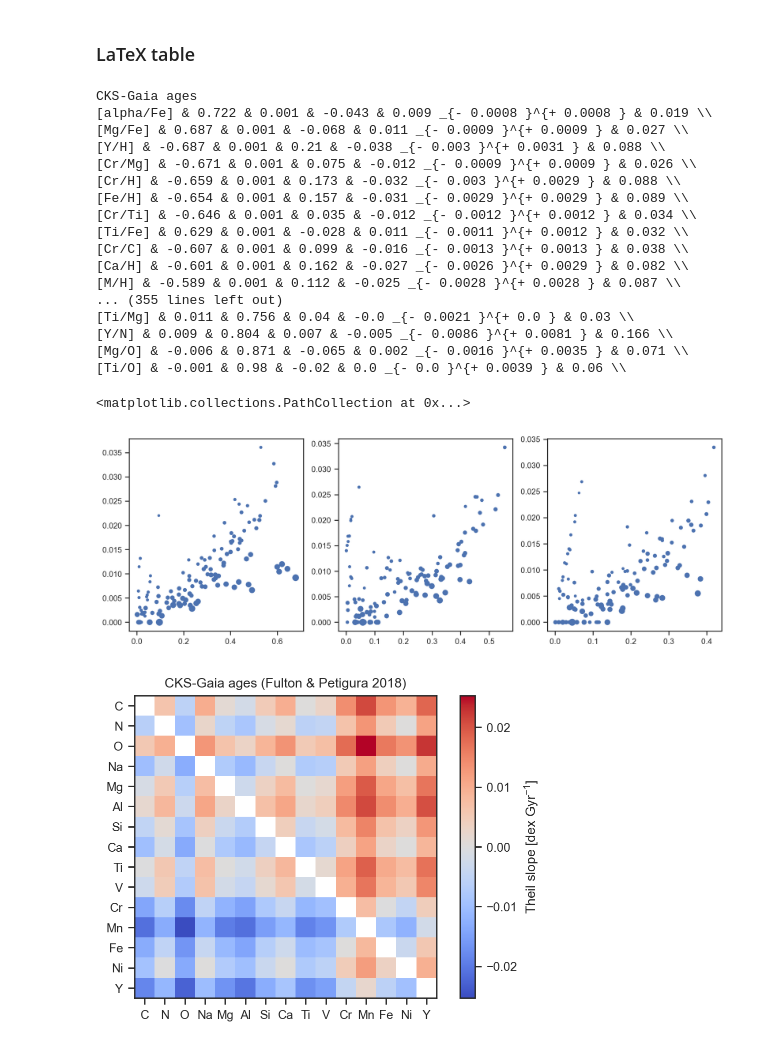
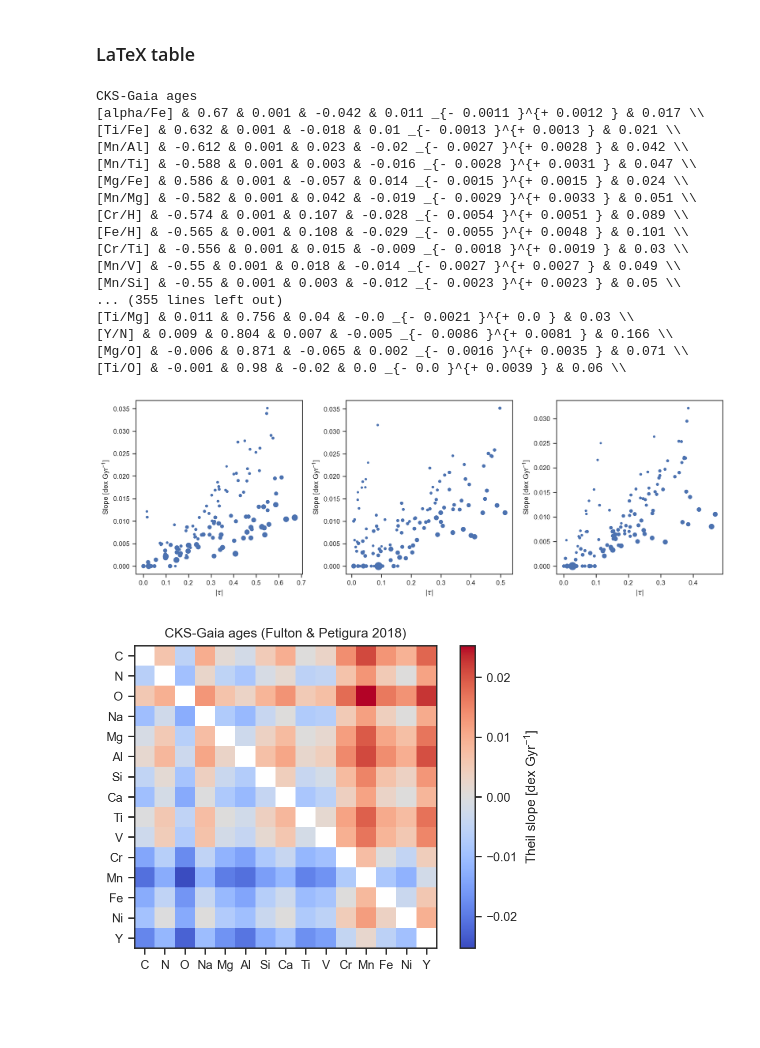
Before and after one commit to trevordavid/chemical-clocks, a Jupyter notebook: notebooks/age-sensitivity.ipynb, the cells around one changed output. Saved outputs shown, nothing was run; the diff lists cells and outputs as text; code cells hidden in the pictures; blank space fills up the shorter version.

```diff
--- a/notebooks/age-sensitivity.ipynb
+++ b/notebooks/age-sensitivity.ipynb
@@ -95,5 +92,5 @@ sc_kws = {"cmap": "viridis",
 # %%
-df = pd.read_parquet("./data.parquet")
+df = pd.read_parquet("../data/data.parquet")
 # %% [markdown]
 ### Nissen et al. 2020 tables
 Define "Sun-like" stars here
@@ -147,5 +139,7 @@ ax.plot(x, res[1] + res[0] * x, 'r-')
 ax.plot(x, res[1] + res[2] * x, 'r--')
 ax.plot(x, res[1] + res[3] * x, 'r--')
 ax.plot(x, lsq_res[1] + lsq_res[0] * x, 'g-')
+ax.set_xlabel('CKS Age [Gyr]')
+ax.set_ylabel('Brewer & Fischer 2018 [Y/Mg]')
 plt.show()
 # %% [output]
@@ -295,9 +289,9 @@ def age_sensitivity_search(age_col='cks',
 
         return abcols, taus, pvals, medslopes, medintercepts, lo_slopes, up_slopes, rms
 
-# abcols, taus_cks, pvals_cks, medslopes_cks, medintercepts_cks, lo_slopes_cks, up_slopes_cks, rms_cks = age_sensitivity_search(age_col='cks', group='hotdwarfs', method='theil')
-# abcols, taus_spocs, pvals_spocs, medslopes_spocs, medintercepts_spocs, lo_slopes_spocs, up_slopes_spocs, rms_spocs = age_sensitivity_search(age_col='spocs', group='hotdwarfs', method='theil')
-# abcols, taus_berg, pvals_berg, medslopes_berg, medintercepts_berg, lo_slopes_berg, up_slopes_berg, rms_berg = age_sensitivity_search(age_col='berger', group='hotdwarfs', method='theil')
+abcols, taus_cks, pvals_cks, medslopes_cks, medintercepts_cks, lo_slopes_cks, up_slopes_cks, rms_cks = age_sensitivity_search(age_col='cks', group='hotdwarfs', method='theil')
+abcols, taus_spocs, pvals_spocs, medslopes_spocs, medintercepts_spocs, lo_slopes_spocs, up_slopes_spocs, rms_spocs = age_sensitivity_search(age_col='spocs', group='hotdwarfs', method='theil')
+abcols, taus_berg, pvals_berg, medslopes_berg, medintercepts_berg, lo_slopes_berg, up_slopes_berg, rms_berg = age_sensitivity_search(age_col='berger', group='hotdwarfs', method='theil')
 # %%
 for group in ['all','evolved','hotdwarfs','cooldwarfs']:
     abcols, taus_cks, pvals_cks, medslopes_cks, medintercepts_cks, lo_slopes_cks, up_slopes_cks, rms_cks = age_sensitivity_search(age_col='cks', group=group, method='theil')
@@ -359,8 +353,6 @@ round_to_1(0.34753)
 #     pvals = [str(p) for p in pvals]
 #     pvals[pvals=='0.001'] = '<0.001'
 #     return pvals
-
-
 
 #abcols = abcols[order]
 # taus_cks  = taus_cks[order]
@@ -380,6 +372,7 @@ round_to_1(0.34753)
 # rms_cks = rms_cks[order]
 
 #taus_berg  = taus_berg[order]; pvals_berg = pvals_berg[order]
+
 
 pvals_cks[pvals_cks<0.001] = 0.001
 pvals_spocs[pvals_spocs<0.001] = 0.001
@@ -421,23 +414,19 @@ for i in range(len(abcols)):
           np.round(medslopes_berg[order][i],3),"_{-",np.round(medslopes_berg[order][i]-lo_slopes_berg[order][i],4),"}^{+",np.round(up_slopes_berg[order][i]-medslopes_berg[order][i],4),"} &",
           np.round(rms_berg[order][i],3), "\\\\"
          )
-
-
-#           '&', np.round(taus_spocs[i],3), '&', np.round(pvals_spocs[i],3),
-#           '&', np.round(taus_berg[i],3), '&', np.round(pvals_berg[i],3))
 # %% [output]
 CKS-Gaia ages
-[alpha/Fe] & 0.722 & 0.001 & -0.043 & 0.009 _{- 0.0008 }^{+ 0.0008 } & 0.019 \\
-[Mg/Fe] & 0.687 & 0.001 & -0.068 & 0.011 _{- 0.0009 }^{+ 0.0009 } & 0.027 \\
-[Y/H] & -0.687 & 0.001 & 0.21 & -0.038 _{- 0.003 }^{+ 0.0031 } & 0.088 \\
-[Cr/Mg] & -0.671 & 0.001 & 0.075 & -0.012 _{- 0.0009 }^{+ 0.0009 } & 0.026 \\
-[Cr/H] & -0.659 & 0.001 & 0.173 & -0.032 _{- 0.003 }^{+ 0.0029 } & 0.088 \\
-[Fe/H] & -0.654 & 0.001 & 0.157 & -0.031 _{- 0.0029 }^{+ 0.0029 } & 0.089 \\
-[Cr/Ti] & -0.646 & 0.001 & 0.035 & -0.012 _{- 0.0012 }^{+ 0.0012 } & 0.034 \\
-[Ti/Fe] & 0.629 & 0.001 & -0.028 & 0.011 _{- 0.0011 }^{+ 0.0012 } & 0.032 \\
-[Cr/C] & -0.607 & 0.001 & 0.099 & -0.016 _{- 0.0013 }^{+ 0.0013 } & 0.038 \\
-[Ca/H] & -0.601 & 0.001 & 0.162 & -0.027 _{- 0.0026 }^{+ 0.0029 } & 0.082 \\
-[M/H] & -0.589 & 0.001 & 0.112 & -0.025 _{- 0.0028 }^{+ 0.0028 } & 0.087 \\
+[alpha/Fe] & 0.67 & 0.001 & -0.042 & 0.011 _{- 0.0011 }^{+ 0.0012 } & 0.017 \\
+[Ti/Fe] & 0.632 & 0.001 & -0.018 & 0.01 _{- 0.0013 }^{+ 0.0013 } & 0.021 \\
+[Mn/Al] & -0.612 & 0.001 & 0.023 & -0.02 _{- 0.0027 }^{+ 0.0028 } & 0.042 \\
+[Mn/Ti] & -0.588 & 0.001 & 0.003 & -0.016 _{- 0.0028 }^{+ 0.0031 } & 0.047 \\
+[Mg/Fe] & 0.586 & 0.001 & -0.057 & 0.014 _{- 0.0015 }^{+ 0.0015 } & 0.024 \\
+[Mn/Mg] & -0.582 & 0.001 & 0.042 & -0.019 _{- 0.0029 }^{+ 0.0033 } & 0.051 \\
+[Cr/H] & -0.574 & 0.001 & 0.107 & -0.028 _{- 0.0054 }^{+ 0.0051 } & 0.089 \\
+[Fe/H] & -0.565 & 0.001 & 0.108 & -0.029 _{- 0.0055 }^{+ 0.0048 } & 0.101 \\
+[Cr/Ti] & -0.556 & 0.001 & 0.015 & -0.009 _{- 0.0018 }^{+ 0.0019 } & 0.03 \\
+[Mn/V] & -0.55 & 0.001 & 0.018 & -0.014 _{- 0.0027 }^{+ 0.0027 } & 0.049 \\
+[Mn/Si] & -0.55 & 0.001 & 0.003 & -0.012 _{- 0.0023 }^{+ 0.0023 } & 0.05 \\
 ... (355 lines left out)
 [Ti/Mg] & 0.011 & 0.756 & 0.04 & -0.0 _{- 0.0021 }^{+ 0.0 } & 0.03 \\
 [Y/N] & 0.009 & 0.804 & 0.007 & -0.005 _{- 0.0086 }^{+ 0.0081 } & 0.166 \\
@@ -448,19 +437,23 @@ from adjustText import adjust_text
 # %%
 fig,ax = plt.subplots(nrows=1,ncols=3, figsize=(12,4))
 
 ax[0].scatter(abs(taus_cks), abs(medslopes_cks), s=1/rms_cks)
 ax[1].scatter(abs(taus_spocs), abs(medslopes_spocs), s=1/rms_spocs)
 ax[2].scatter(abs(taus_berg), abs(medslopes_berg), s=1/rms_berg)
 
+for i in range(3):
+    ax[i].set_xlabel(r'|$\tau$|')
+    ax[i].set_ylabel(r'Slope [dex Gyr$^\mathregular{-1}$]')
+
+plt.tight_layout()
 
 # x = abs(taus_cks)
 # y = abs(medslopes_cks)
 
 # texts = [ax[0].text(x[i], y[i], 'Text%s' %i) for i in range(len(x[0:10]))]
 # adjust_text(texts)
 # %% [output]
-<matplotlib.collections.PathCollection at 0x...>
-[figure, old version]
+[figure, new version]
 # %%
 def age_sensitivity_matrix(age_ref='cks',
                            corr_test='pearson',
```
Also changed, not shown: parts of 6 cells of this notebook, 3 other files.
